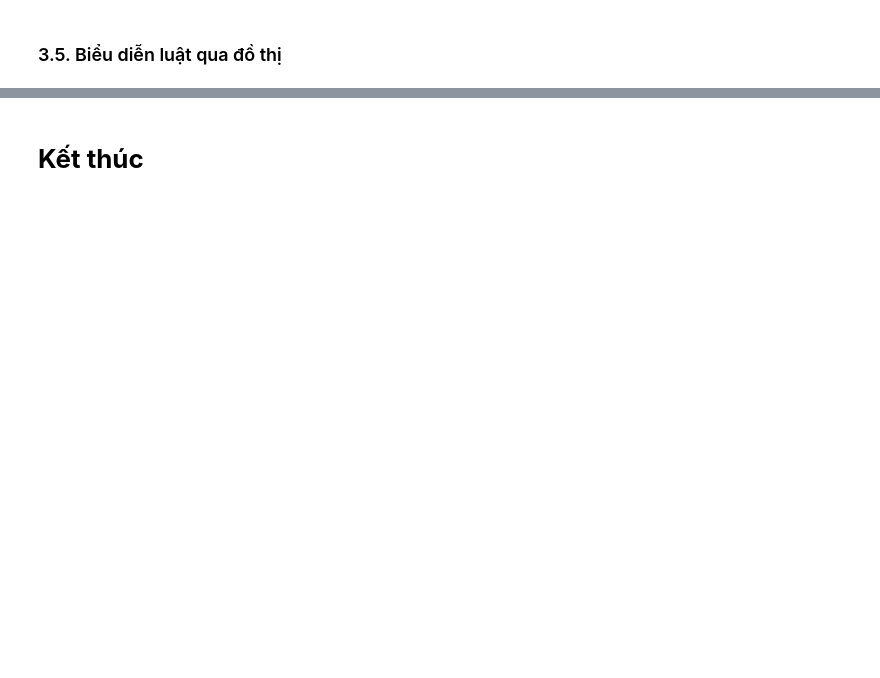
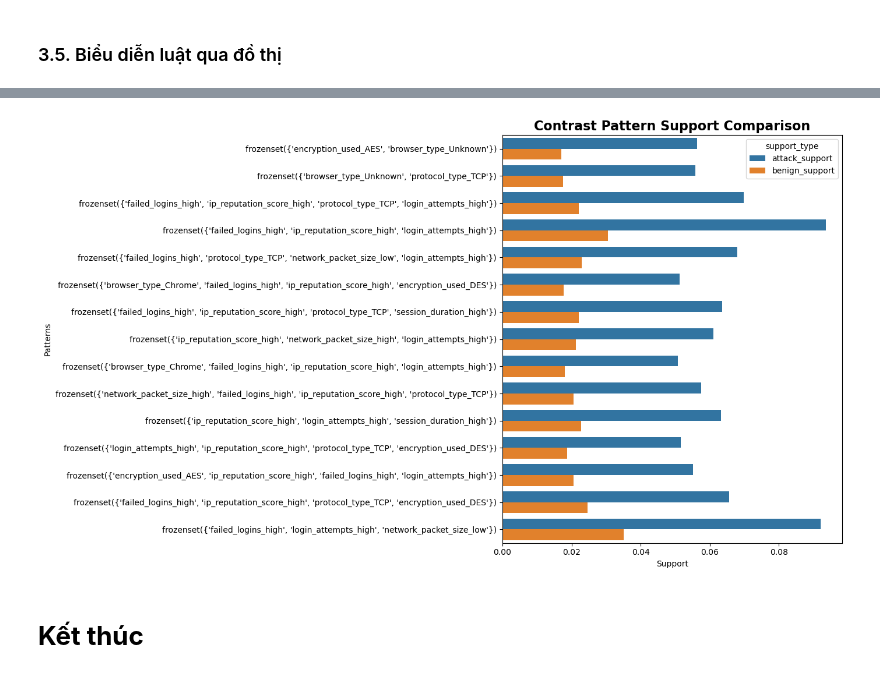
Before and after one commit to VietDQ1904/DataMining-Project-2026, a Jupyter notebook: source/CybersecurityIntrusion/rules/rules3.ipynb, the cells around one changed output, grey strips where cells are left out. Drawn from its saved outputs; the diff is of its cells as text; code cells hidden in the pictures; blank space fills up the shorter version.

```diff
--- a/source/CybersecurityIntrusion/rules/rules3.ipynb
+++ b/source/CybersecurityIntrusion/rules/rules3.ipynb
@@ -61,11 +59,19 @@ df = df.fillna(0)
 ### 1.4. Rời rạc hóa các biến số
 # %%
 numeric_cols = [
+    "network_packet_size",
     "login_attempts",
-    "failed_logins",
     "session_duration",
-    "ip_reputation_score"
+    "ip_reputation_score",
+    "failed_logins"
 ]
+
+valid_numeric = []
+
+for col in numeric_cols:
+
+    if df[col].nunique() > 5:
+        valid_numeric.append(col)
 
 disc = KBinsDiscretizer(
     n_bins=3,
@@ -74,12 +80,12 @@ disc = KBinsDiscretizer(
 )
 
 X_disc = disc.fit_transform(
-    df[numeric_cols]
+    df[valid_numeric]
 )
 
 X_disc = pd.DataFrame(
     X_disc,
-    columns=numeric_cols
+    columns=valid_numeric
 )
 # %% [markdown]
 ## **3. Thực hiện vấn đề**
@@ -361,0 +319,69 @@ plt.show()
+# %%
+print("INTERPRETATION EXAMPLES: ")
+
+for _, row in contrast_patterns.head(5).iterrows():
+
+    print("PATTERN:\n")
+
+    for item in row["itemsets"]:
+        print(f"   - {item}")
+
+    print("\nMetrics:")
+    print(
+        f"Attack support  : "
+        f"{row['attack_support']:.4f}"
+    )
+
+    print(
+        f"Benign support  : "
+        f"{row['benign_support']:.4f}"
+    )
+
+    print(
+        f"Contrast score  : "
+        f"{row['contrast_score']:.2f}"
+    )
+
+    print("\n" + "=" * 50 + "\n")
+
+
+plot_df = contrast_patterns.head(15).copy()
+
+plot_df["pattern"] = (
+    plot_df["itemsets"]
+    .astype(str)
+)
+
+plot_df = plot_df.melt(
+    id_vars="pattern",
+    value_vars=[
+        "attack_support",
+        "benign_support"
+    ],
+    var_name="support_type",
+    value_name="support_value"
+)
+
+plt.figure(figsize=(14, 8))
+
+sns.barplot(
+    data=plot_df,
+    x="support_value",
+    y="pattern",
+    hue="support_type"
+)
+
+plt.title(
+    "Contrast Pattern Support Comparison",
+    fontsize=16,
+    fontweight="bold"
+)
+
+plt.xlabel("Support")
+plt.ylabel("Patterns")
+
+plt.tight_layout()
+
+
+plt.show()
+# %% [output]
@@ -362,2 +405,3 @@ plt.show()
+[figure, added]
 # %% [markdown]
 # **Kết thúc**
```
Also changed, not shown: parts of 14 cells of this notebook, 17 other files.
